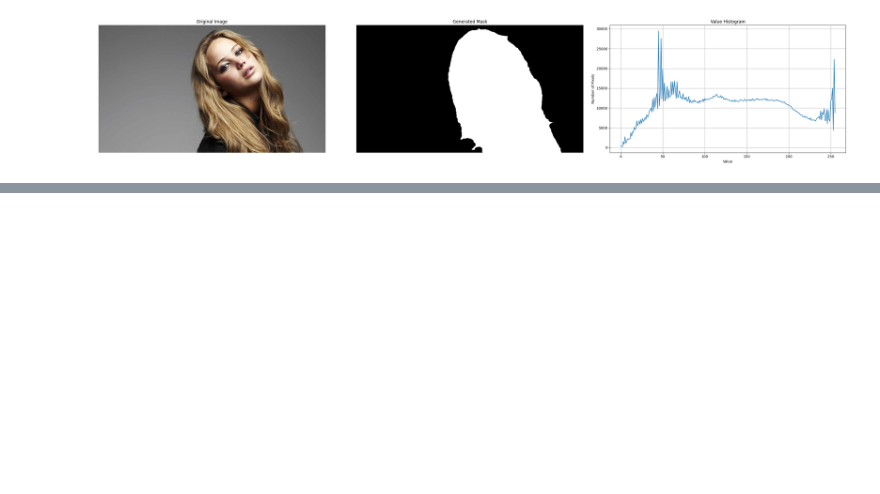
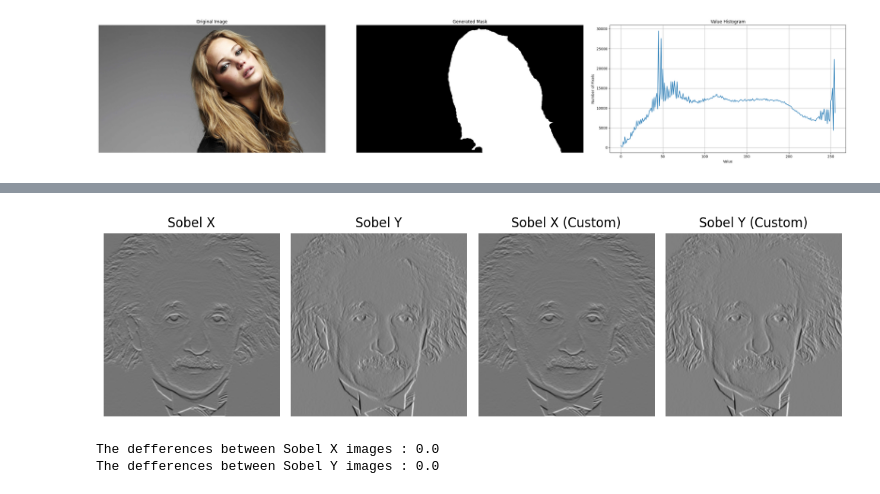
Before and after one commit to SenudaHR/EN3160-Image-Processing-Machine-Vision, a Jupyter notebook: Assignment 1/EN3160_230548R.ipynb, the cells around one changed output, grey strips where cells are left out. Cells and saved outputs as stored; diff of their text form; code cells hidden in the pictures; blank space fills up the shorter version.

```diff
--- a/Assignment 1/EN3160_230548R.ipynb
+++ b/Assignment 1/EN3160_230548R.ipynb
@@ -215,0 +248,41 @@ plt.show()
+# %%
+#Question 7. Using built-in filter2d method
+albert=cv.imread("einstein.png", cv.IMREAD_GRAYSCALE)
+sobel_y=np.array([[1,0,-1],[2,0,-2],[1,0,-1]])
+sobel_x=np.array([[1,2,1],[0,0,0],[-1,-2,-1]])
+im_x = cv.filter2D(albert, cv.CV_64F, sobel_x, borderType=cv.BORDER_CONSTANT)
+im_y = cv.filter2D(albert, cv.CV_64F, sobel_y, borderType=cv.BORDER_CONSTANT)
+#Using a custom Function
+def convolve2d(image, kernel):
+    image_height, image_width = image.shape
+    kernel_height, kernel_width = kernel.shape
+    output = np.zeros((image_height, image_width),dtype=np.float32)
+    pad_h = kernel_height // 2 ;pad_w = kernel_width // 2
+    padded = np.pad(image, ((pad_h, pad_h), (pad_w, pad_w)),mode='constant')    # Zero padding
+
+    for i in range(image_height):
+        for j in range(image_width):
+            value = 0
+            for m in range(kernel_height):
+                for n in range(kernel_width):
+                    value += (padded[i + m, j + n]*kernel[m, n])
+            output[i, j] = value
+    return output
+im_x1=convolve2d(albert,sobel_x)
+im_y1=convolve2d(albert, sobel_y)
+
+fig, axs = plt.subplots(1, 4, figsize=(10, 3))
+axs[0].imshow(im_x, cmap='gray');axs[0].set_title('Sobel X')
+axs[1].imshow(im_y, cmap='gray');axs[1].set_title('Sobel Y')
+axs[0].axis(False);axs[1].axis(False)
+axs[2].imshow(im_x1, cmap='gray');axs[2].set_title('Sobel X (Custom)')
+axs[3].imshow(im_y1, cmap='gray');axs[3].set_title('Sobel Y (Custom)')
+axs[2].axis(False);axs[3].axis(False)
+plt.tight_layout() ;plt.show()
+
+print("The defferences between Sobel X images :",sum(sum(np.abs(im_x-im_x1))))
+print("The defferences between Sobel Y images :",sum(sum(np.abs(im_y-im_y1))))
+# %% [output]
+[figure, added]
+The defferences between Sobel X images : 0.0
+The defferences between Sobel Y images : 0.0
```
Also changed, not shown: parts of 7 cells of this notebook.
